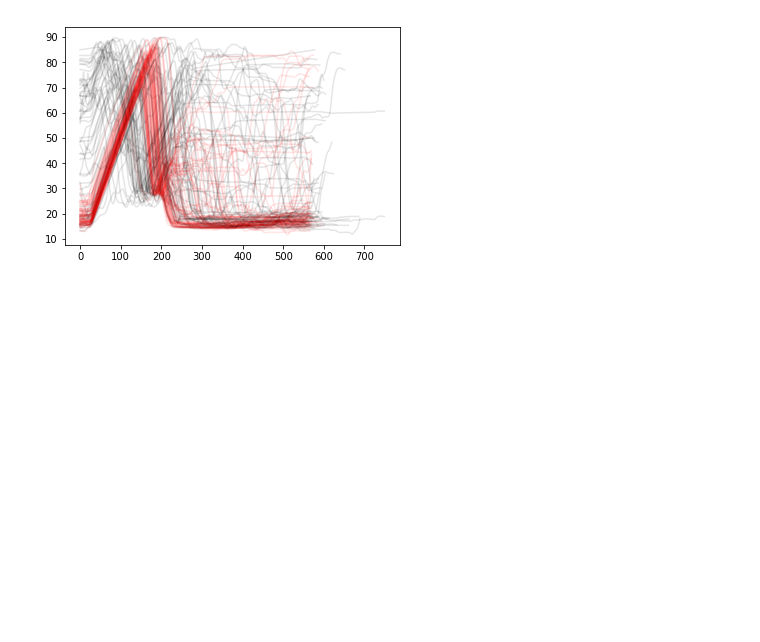
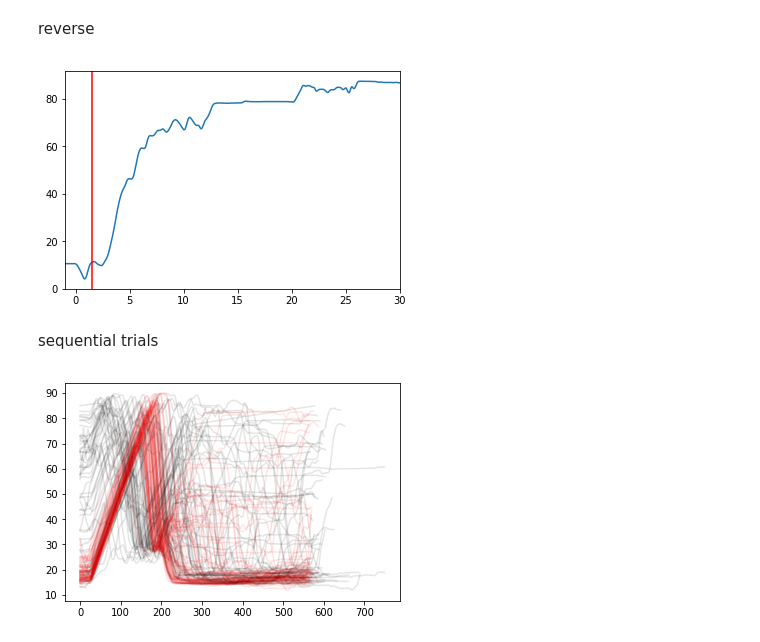
Before and after one commit to AtMostafa/2020-striatal-function, a Jupyter notebook: _experimental/TestNotebook.ipynb, the cells around one changed output. Drawn from its saved outputs; the diff is of its cells as text; code cells hidden in the pictures; blank space fills up the shorter version.

```diff
--- a/_experimental/TestNotebook.ipynb
+++ b/_experimental/TestNotebook.ipynb
@@ -53,6 +53,8 @@ os.chdir(CommonNoteBookesPath)
 %run plotRat_documentation_1_GeneralBehavior.ipynb
 %run loadRat_documentation.ipynb
 os.chdir(CWD)
+# %% [markdown]
+reverse
 # %%
 profile={'Type':'Good',
          'rewardType':'Progressive',
@@ -63,6 +65,20 @@ profile={'Type':'Good',
 
 animalList=batch_get_animal_list(root,profile)
 print(animalList)
+# %%
+session='Rat345_2019_04_23_13_41'
+data=Data(root,session[:6],session,param=param,redoPreprocess=False, saveAsPickle=False);
+# %%
+i=90
+
+
+plt.plot(data.timeTreadmill[i],data.position[i])
+plt.axvline(data.entranceTime[i],color='r')
+plt.xlim([-1,30]);
+# %% [output]
+[figure, added]
+# %% [markdown]
+sequential trials
 # %%
 def sequential_trials(data, xFront=30, xBackMin=50):
     detect_trial_end(data,trials=data.position.keys())
```
Also changed, not shown: parts of 1 cell of this notebook.
